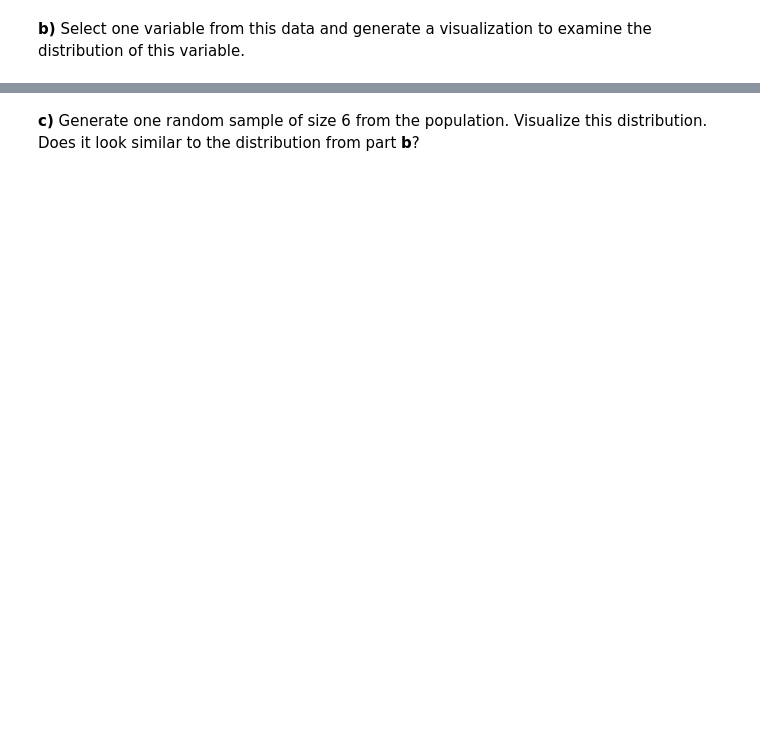
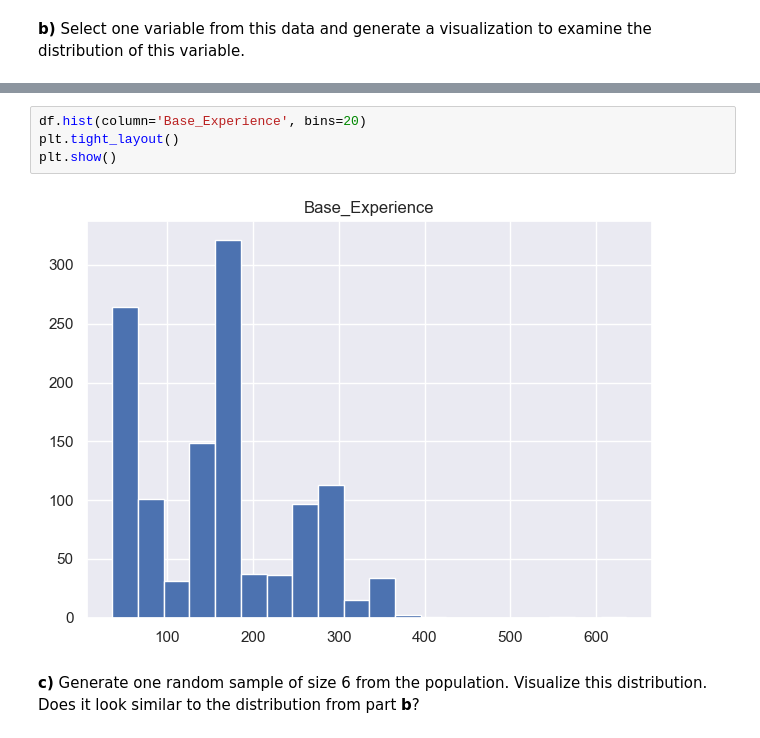
Before and after one commit to MatthewMandhyan/Stat207_clone, a Jupyter notebook: lab_05/lab_05.ipynb, the cells around one changed output, grey strips where cells are left out. Drawn from its saved outputs; the diff is of its cells as text; blank space fills up the shorter version.

```diff
--- a/lab_05/lab_05.ipynb
+++ b/lab_05/lab_05.ipynb
@@ -85,2 +103,8 @@ In this first question, we will generate a sampling distribution for 6 Pokemon t
+# %%
+df.hist(column='Base_Experience', bins=20)
+plt.tight_layout()
+plt.show()
+# %% [output]
+[figure, added]
 # %% [markdown]
 **c)** Generate one random sample of size 6 from the population.  Visualize this distribution.  Does it look similar to the distribution from part **b**?
```
Also changed, not shown: parts of 14 cells of this notebook.
